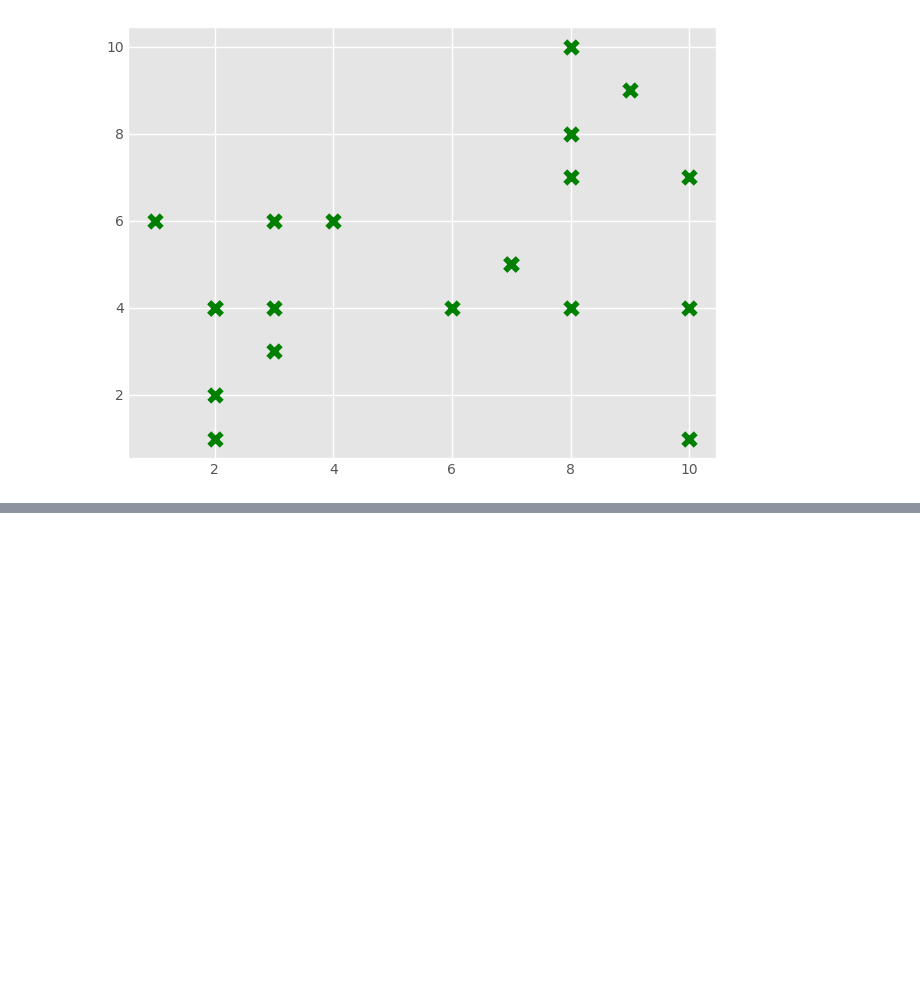
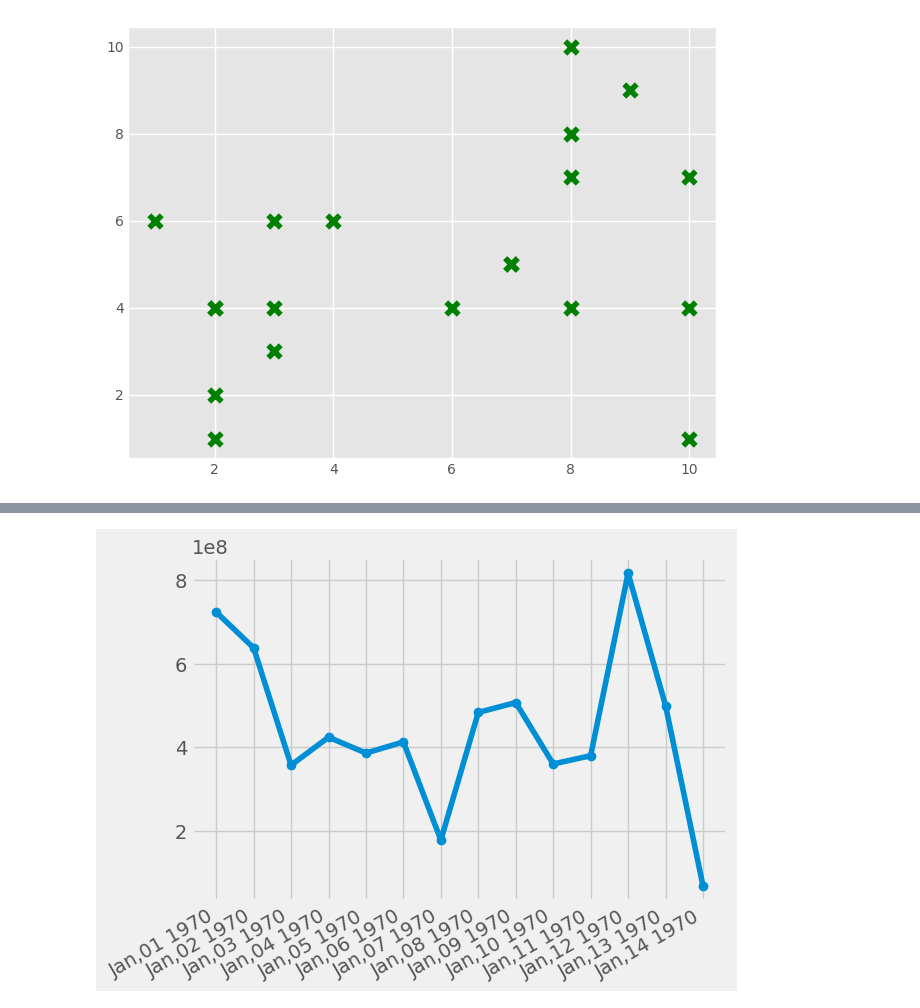
Before and after one commit to XiyueYuan/Data_Analysis, a Jupyter notebook: 06_Matplotlib.ipynb, the cells around one changed output, grey strips where cells are left out. Cells and saved outputs as stored; diff of their text form; code cells hidden in the pictures; blank space fills up the shorter version.

```diff
--- a/06_Matplotlib.ipynb
+++ b/06_Matplotlib.ipynb
@@ -62,0 +65,10 @@ plt.show()
+# %%
+import pandas as pd
+import matplotlib.pyplot as plt
+from matplotlib import dates as mpl_dates
+df = pd.read_csv('assets/data/time_data.csv')
+# %%
+df['Date'] = pd.to_datetime(df['Date'])
+print(df['Date'])
+print(df.columns)
+print(df['Volume'])
@@ -62,0 +93,14 @@ plt.show()
+# %%
+date = df['Date']
+volume = df['Volume']
+plt.style.use('fivethirtyeight')
+plt.plot_date(date, volume, linestyle = 'solid')
+plt.tight_layout()
+
+# Date Format in matplotlib
+plt.gcf().autofmt_xdate()
+date_format = mpl_dates.DateFormatter('%b,%d %Y')
+plt.gca().xaxis.set_major_formatter(date_format)
+plt.show()
+# %% [output]
+[figure, added]
```
Also changed, not shown: parts of 2 cells of this notebook, 2 other files.
